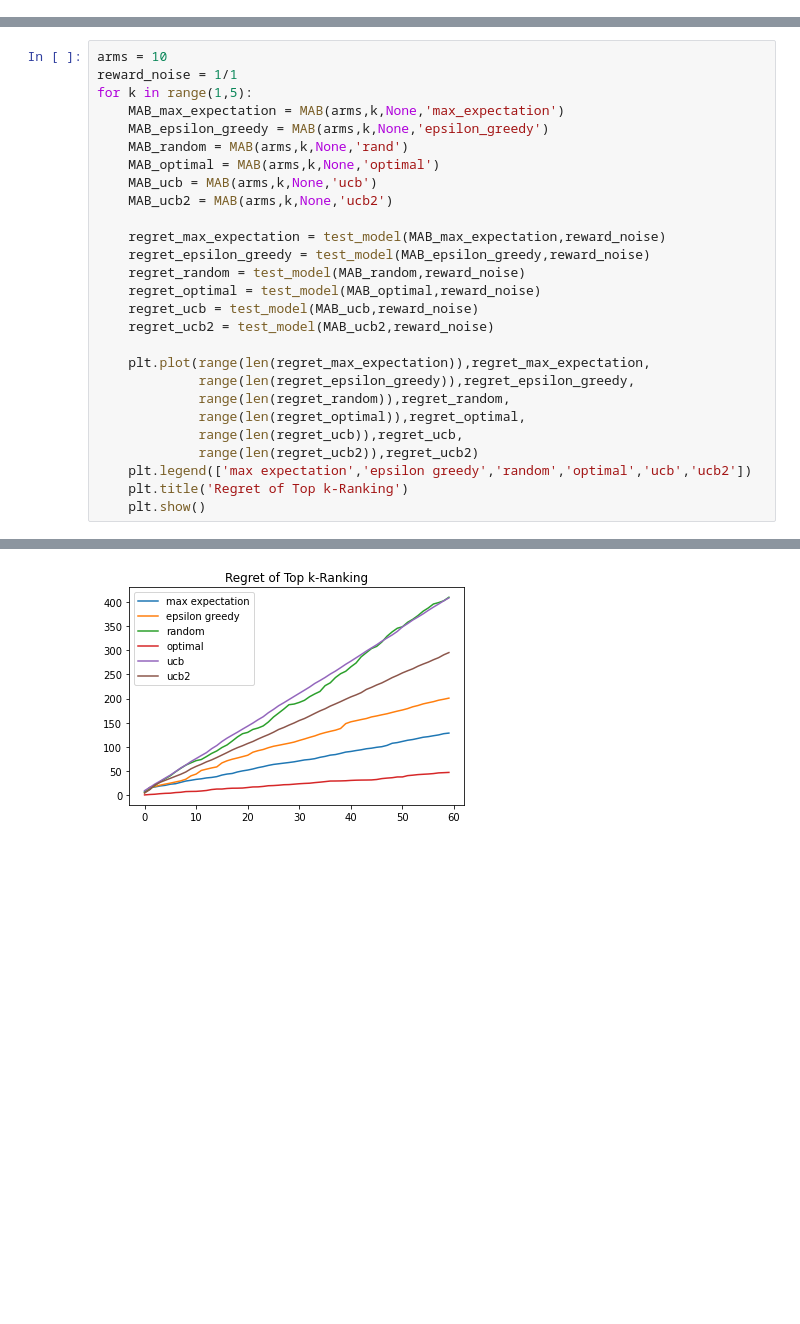
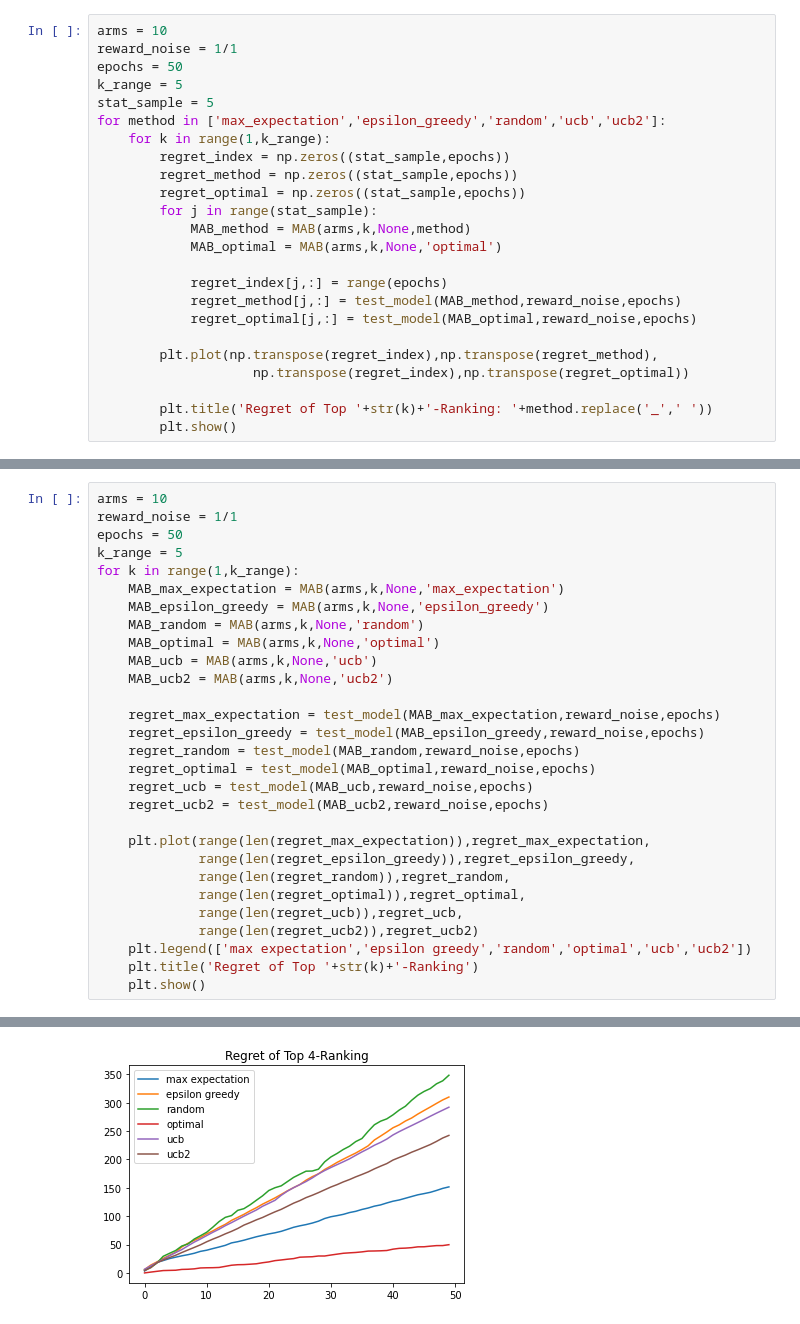
Before and after one commit to nestor-sun/deep_contextual_bandits, a Jupyter notebook: ranking/Ranking.ipynb, the cells around one changed output, grey strips where cells are left out. Cells and saved outputs as stored; diff of their text form; blank space fills up the shorter version.

```diff
--- a/ranking/Ranking.ipynb
+++ b/ranking/Ranking.ipynb
@@ -162,3 +164,27 @@ def test_model(MAB,reward_noise):
             regret[i] = total_error
 
     return regret
+# %%
+arms = 10
+reward_noise = 1/1
+epochs = 50
+k_range = 5
+stat_sample = 5
+for method in ['max_expectation','epsilon_greedy','random','ucb','ucb2']:
+    for k in range(1,k_range):
+        regret_index = np.zeros((stat_sample,epochs))
+        regret_method = np.zeros((stat_sample,epochs))
+        regret_optimal = np.zeros((stat_sample,epochs))
+        for j in range(stat_sample):
+            MAB_method = MAB(arms,k,None,method)
+            MAB_optimal = MAB(arms,k,None,'optimal')
+
+            regret_index[j,:] = range(epochs)
+            regret_method[j,:] = test_model(MAB_method,reward_noise,epochs)
+            regret_optimal[j,:] = test_model(MAB_optimal,reward_noise,epochs)
+
+        plt.plot(np.transpose(regret_index),np.transpose(regret_method),
+                    np.transpose(regret_index),np.transpose(regret_optimal))
+
+        plt.title('Regret of Top '+str(k)+'-Ranking: '+method.replace('_',' '))
+        plt.show()
@@ -165,20 +205,22 @@ def test_model(MAB,reward_noise):
 # %%
 arms = 10
 reward_noise = 1/1
-for k in range(1,5):
+epochs = 50
+k_range = 5
+for k in range(1,k_range):
     MAB_max_expectation = MAB(arms,k,None,'max_expectation')
     MAB_epsilon_greedy = MAB(arms,k,None,'epsilon_greedy')
-    MAB_random = MAB(arms,k,None,'rand')
+    MAB_random = MAB(arms,k,None,'random')
     MAB_optimal = MAB(arms,k,None,'optimal')
     MAB_ucb = MAB(arms,k,None,'ucb')
     MAB_ucb2 = MAB(arms,k,None,'ucb2')
 
-    regret_max_expectation = test_model(MAB_max_expectation,reward_noise)
-    regret_epsilon_greedy = test_model(MAB_epsilon_greedy,reward_noise)
-    regret_random = test_model(MAB_random,reward_noise)
-    regret_optimal = test_model(MAB_optimal,reward_noise)
-    regret_ucb = test_model(MAB_ucb,reward_noise)
-    regret_ucb2 = test_model(MAB_ucb2,reward_noise)
+    regret_max_expectation = test_model(MAB_max_expectation,reward_noise,epochs)
+    regret_epsilon_greedy = test_model(MAB_epsilon_greedy,reward_noise,epochs)
+    regret_random = test_model(MAB_random,reward_noise,epochs)
+    regret_optimal = test_model(MAB_optimal,reward_noise,epochs)
+    regret_ucb = test_model(MAB_ucb,reward_noise,epochs)
+    regret_ucb2 = test_model(MAB_ucb2,reward_noise,epochs)
 
     plt.plot(range(len(regret_max_expectation)),regret_max_expectation,
              range(len(regret_epsilon_greedy)),regret_epsilon_greedy,
@@ -187,6 +229,6 @@ for k in range(1,5):
              range(len(regret_ucb)),regret_ucb,
              range(len(regret_ucb2)),regret_ucb2)
     plt.legend(['max expectation','epsilon greedy','random','optimal','ucb','ucb2'])
-    plt.title('Regret of Top k-Ranking')
+    plt.title('Regret of Top '+str(k)+'-Ranking')
     plt.show()
 # %% [output]
@@ -196 +238 @@ for k in range(1,5):
-[figure, old version]
+[figure, new version]
```
Also changed, not shown: parts of 3 cells of this notebook.
